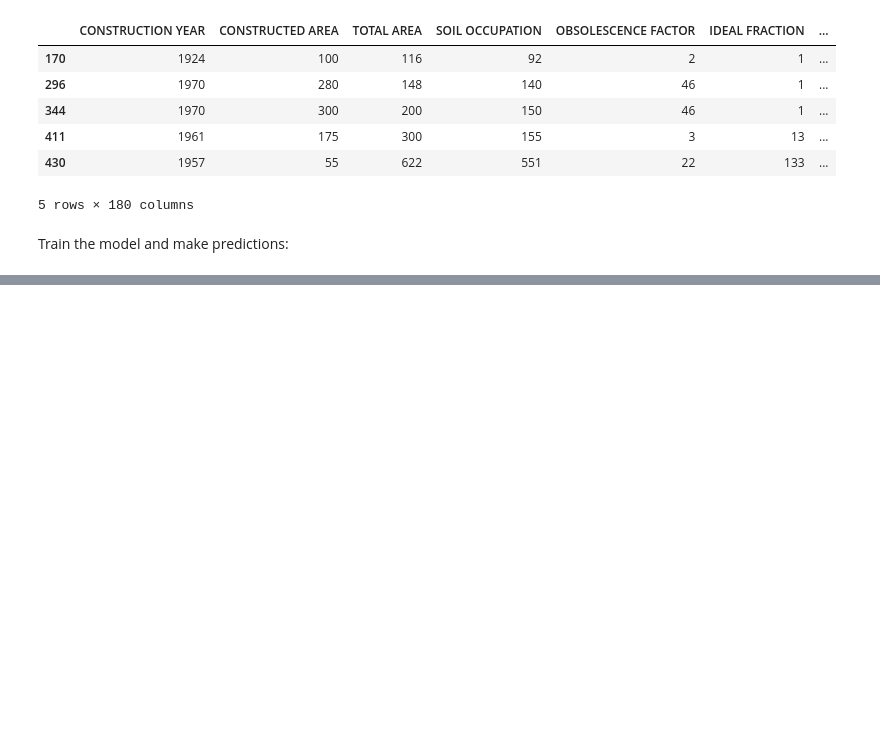
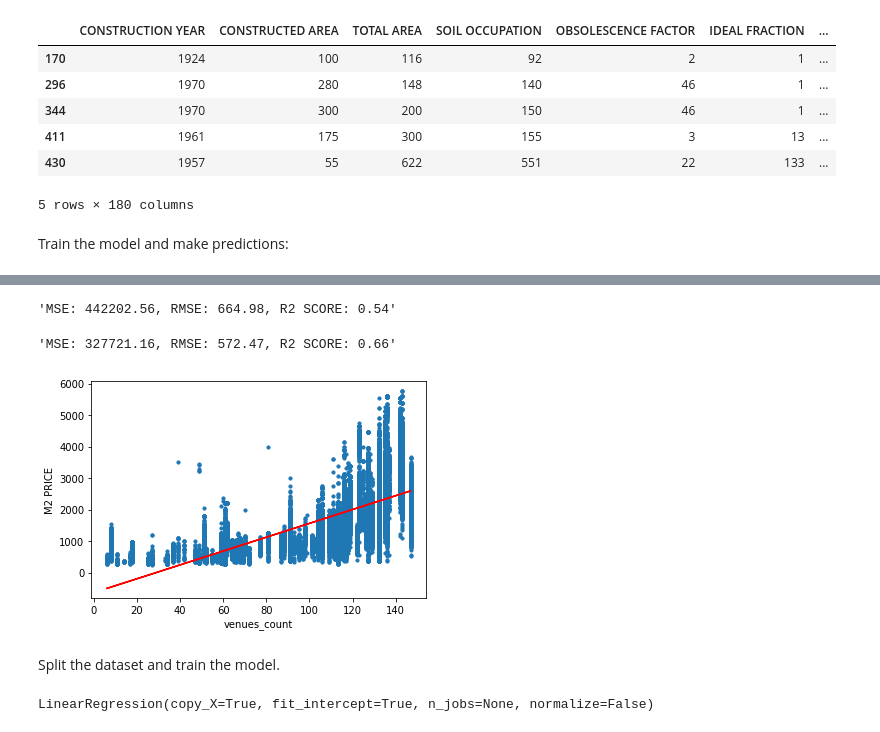
Before and after one commit to guilhermelemmi/landvalue-sp, a Jupyter notebook: FourSquare Land Prices 2.ipynb, the cells around one changed output, grey strips where cells are left out. Drawn from its saved outputs; the diff is of its cells as text; code cells hidden in the pictures; blank space fills up the shorter version.

```diff
--- a/FourSquare Land Prices 2.ipynb
+++ b/FourSquare Land Prices 2.ipynb
@@ -334,7 +314,7 @@ zones
 'https://api.foursquare.com/v2/venues/explore?&client_id=MBLG0GXG1YLBHH2PW1JVEOEHF2EZEUOHAHFSTSEQPZWYVSLK&client_secret=QT4CBHY1WBX4PCG5TOPPRE1SFOGD3JKZC1PXDTSXWAK3FPJF&v=20190801&ll=-23.5604002766700 ...
 # %%
 LIMIT=50
-radius = 1000
+radius = 3000
 def get_venues_for_price(lat, lng, tier):
     url = 'https://api.foursquare.com/v2/venues/explore?&client_id={}&client_secret={}&v={}&ll={},{}&radius={}&limit={}&price={}'.format(
         CLIENT_ID,
@@ -672,3 +655,46 @@ foursquare_rmse = np.sqrt(foursquare_mse)
 foursquare_r2 = r2_score(foursquare_y_test, foursquare_y_pred)
 
 'MSE: %.2f, RMSE: %.2f, R2 SCORE: %.2f' % (foursquare_mse, foursquare_rmse, foursquare_r2)
+# %% [output]
+'MSE: 442202.56, RMSE: 664.98, R2 SCORE: 0.54'
+# %%
+foursquare_X = foursquareDF[["venues_count", "price_tier1_count", "price_tier2_count", "price_tier3_count", "price_tier4_count"]]
+foursquare_y = foursquareDF[["M2 PRICE"]]
+
+foursquare_X_train, foursquare_X_test, foursquare_y_train, foursquare_y_test = train_test_split(foursquare_X, foursquare_y, test_size=0.25, random_state=42)
+# %%
+foursquare_model = LinearRegression()
+foursquare_model.fit(foursquare_X_train, foursquare_y_train)
+
+foursquare_y_pred = foursquare_model.predict(foursquare_X_test)
+# %%
+foursquare_mse = mean_squared_error(foursquare_y_test, foursquare_y_pred)
+foursquare_rmse = np.sqrt(foursquare_mse)
+foursquare_r2 = r2_score(foursquare_y_test, foursquare_y_pred)
+
+'MSE: %.2f, RMSE: %.2f, R2 SCORE: %.2f' % (foursquare_mse, foursquare_rmse, foursquare_r2)
+# %% [output]
+'MSE: 327721.16, RMSE: 572.47, R2 SCORE: 0.66'
+# %%
+plt.scatter(foursquare_X_test, foursquare_y_test, s=10)
+plt.xlabel('venues_count')
+plt.ylabel('M2 PRICE')
+
+# predicted values
+plt.plot(foursquare_X_test, foursquare_y_pred, color='r')
+plt.show()
+# %% [output]
+[figure, added]
+# %% [markdown]
+Split the dataset and train the model.
+# %%
+X_train, X_test, y_train, y_test = train_test_split(X, y, test_size=0.25, random_state=42)
+
+scaler = preprocessing.StandardScaler()
+X_train = pd.DataFrame(scaler.fit_transform(X_train), columns=X_train.columns)
+X_test = scaler.transform(X_test)
+
+model = LinearRegression()
+model.fit(X_train, y_train)
+# %% [output]
+LinearRegression(copy_X=True, fit_intercept=True, n_jobs=None, normalize=False)
```
Also changed, not shown: parts of 16 cells of this notebook.
